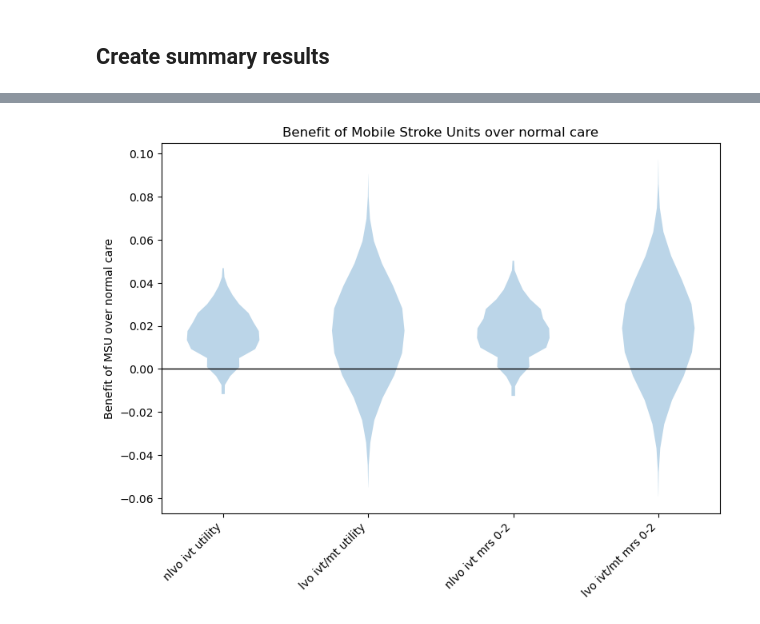
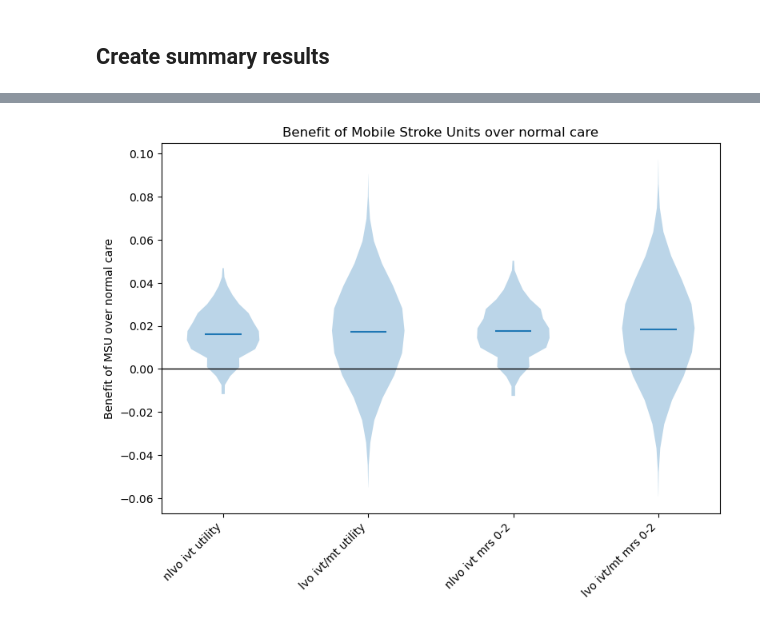
Before and after one commit to stroke-modelling/muster2, a Jupyter notebook: scenario_analysis/scenario_1_analysis.ipynb, the cells around one changed output, grey strips where cells are left out. Saved outputs shown, nothing was run; the diff lists cells and outputs as text; code cells hidden in the pictures.

Commit message:
Add means to chart

```diff
--- a/scenario_analysis/scenario_1_analysis.ipynb
+++ b/scenario_analysis/scenario_1_analysis.ipynb
@@ -77,32 +77,32 @@ results_cols = [
 
 rename_dict = {
 
     'nlvo_msu_ivt_utility_benefit':'nlvo ivt utility',
     'lvo_msu_ivt_utility_benefit': 'lvo ivt utility',
     'lvo_msu_ivt_mt_utility_benefit': 'lvo ivt/mt utility',
     'nlvo_msu_ivt_mrs_0-2_benefit': 'nlvo ivt mrs 0-2',
     'lvo_msu_ivt_mrs_0-2_benefit': 'lvo ivt mrs 0-2',
     'lvo_msu_ivt_mt_mrs_0-2_benefit': 'lvo ivt/mt mrs 0-2',
 }
 
 # Plot violin plot
 fig = plt.figure(figsize=(8,6))
 ax = fig.add_subplot(111)
-ax.violinplot(results[results_cols], showextrema=False, points=15)
+ax.violinplot(results[results_cols], showextrema=False, showmeans=True, points=15)
 # Add x-axis labels
 ax.set_xticks(np.arange(1, len(results_cols)+1))
 # Set labels using rename dict
 ax.set_xticklabels([rename_dict[col] for col in results_cols])
 plt.xticks(rotation=45, ha='right')
 # Add a line at y=0
 plt.axhline(0, color='black', lw=1)
 # Add labels
 plt.ylabel('Benefit of MSU over normal care')
 plt.tight_layout()
 plt.title('Benefit of Mobile Stroke Units over normal care')
 plt.savefig('scenario_1_results_benefit.png', dpi=300, bbox_inches='tight')
 
 
 plt.show()
 # %% [output]
-[figure, old version]
+[figure, new version]
```
